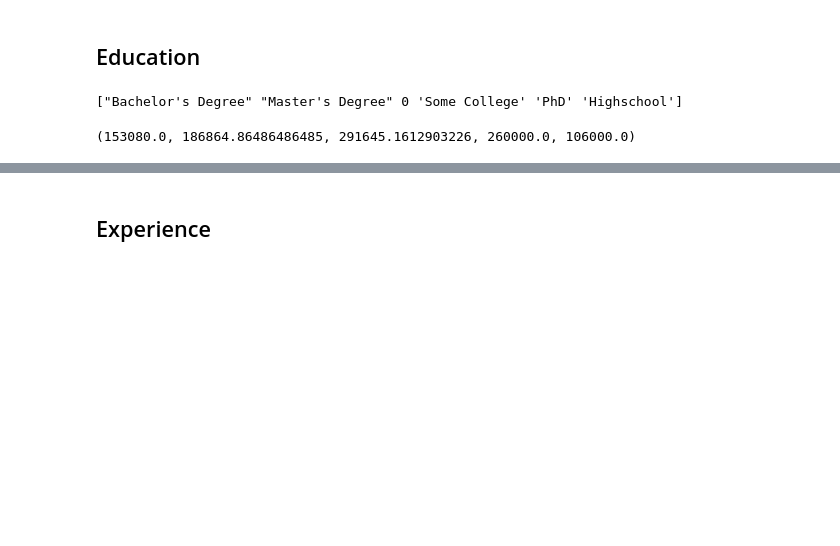
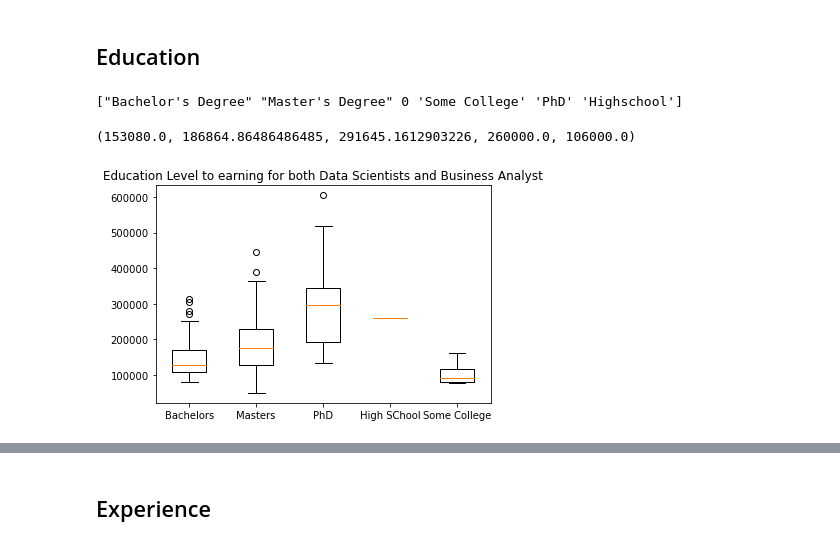
Before and after one commit to rita-s/Data_Analysis_Project_1, a Jupyter notebook: HR_Hackers.ipynb, the cells around one changed output, grey strips where cells are left out. Cells and saved outputs as stored; diff of their text form; code cells hidden in the pictures; blank space fills up the shorter version.

```diff
--- a/HR_Hackers.ipynb
+++ b/HR_Hackers.ipynb
@@ -420,3 +365,13 @@ sc_mean= np.mean(sc_salary)
 bach_mean, master_mean, phd_mean, high_mean, sc_mean
 # %% [output]
 (153080.0, 186864.86486486485, 291645.1612903226, 260000.0, 106000.0)
+# %%
+# Plot showing average salary for both Data Scientist and Business Analyst
+dataplot = [bach_sal['Salary'], master_sal['Salary'], phd_sal['Salary'],high_sal['Salary'],sc_sal['Salary']]
+fig7, ax7 = plt.subplots()
+ax7.set_title('Education Level to earning for both Data Scientists and Business Analyst')
+ax7.boxplot(dataplot)
+plt.xticks([1, 2, 3, 4, 5], ['Bachelors', 'Masters', 'PhD','High SChool','Some College'])
+plt.show()
+# %% [output]
+[figure, added]
```
Also changed, not shown: parts of 23 cells of this notebook, 2 other files.
